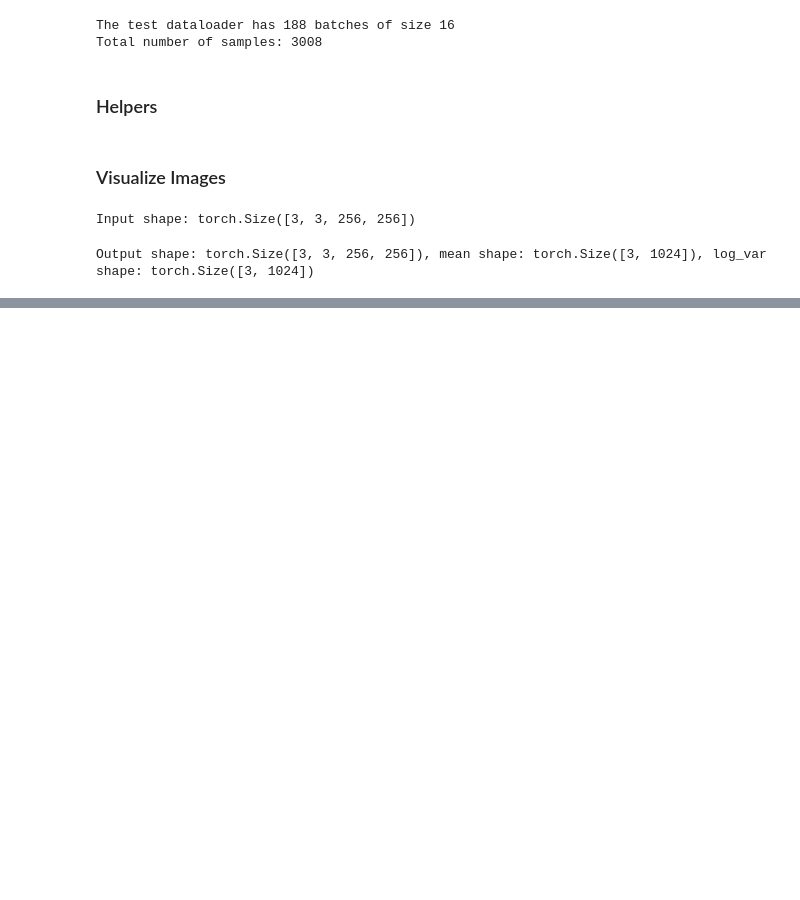
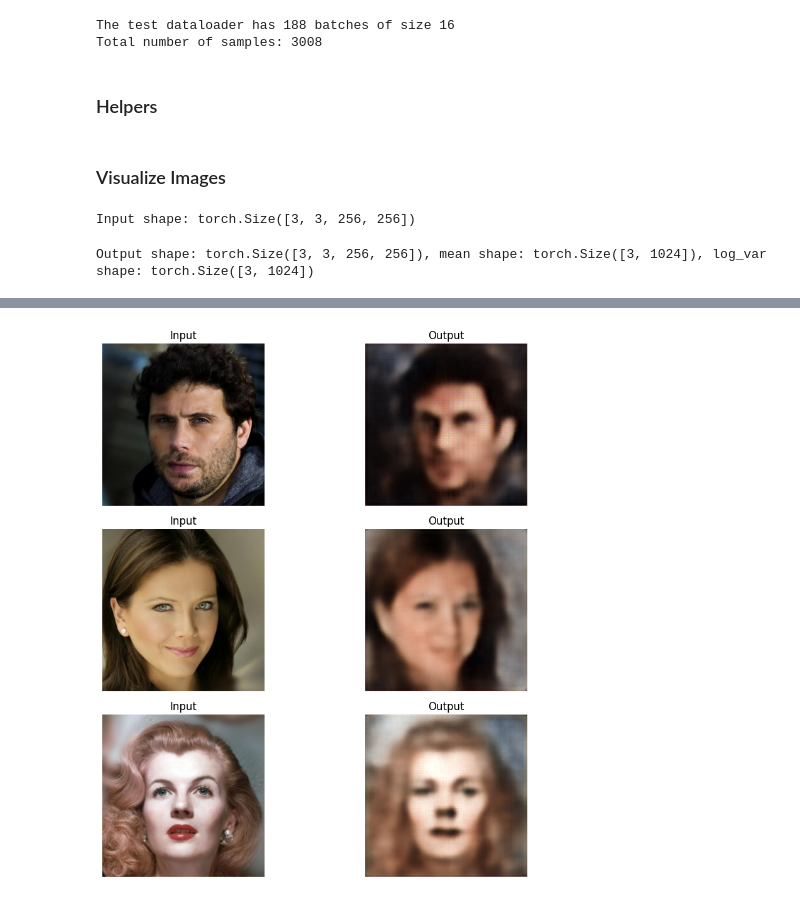
Before and after one commit to Temmiecvml/image-synthesis-models, a Jupyter notebook: stable-diffusion-small/notebooks/first-stage-inference.ipynb, the cells around one changed output, grey strips where cells are left out. Saved outputs shown, nothing was run; the diff lists cells and outputs as text; code cells hidden in the pictures; blank space fills up the shorter version.

```diff
--- a/stable-diffusion-small/notebooks/first-stage-inference.ipynb
+++ b/stable-diffusion-small/notebooks/first-stage-inference.ipynb
@@ -110,0 +115,3 @@ visualize_batch(x, pertubed_outputs[2])
+# %%
+first_stage_encoder = load_first_stage_component(CKPT).to(device)
+first_stage_encoder.eval()
@@ -110,0 +136,3 @@ visualize_batch(x, pertubed_outputs[2])
+# %%
+first_stage_decoder = load_first_stage_component(CKPT, "decoder").to(device)
+first_stage_decoder.eval()
@@ -110,0 +157,11 @@ visualize_batch(x, pertubed_outputs[2])
+# %%
+def predict_first_stage(x):
+    z, _, _ = first_stage_encoder(x)
+    outputs = first_stage_decoder(z)
+
+    return outputs
+# %%
+first_stage_outputs = predict_first_stage(x)
+visualize_batch(x, first_stage_outputs)
+# %% [output]
+[figure, added]
```
Also changed, not shown: parts of 6 cells of this notebook, 10 other files.
